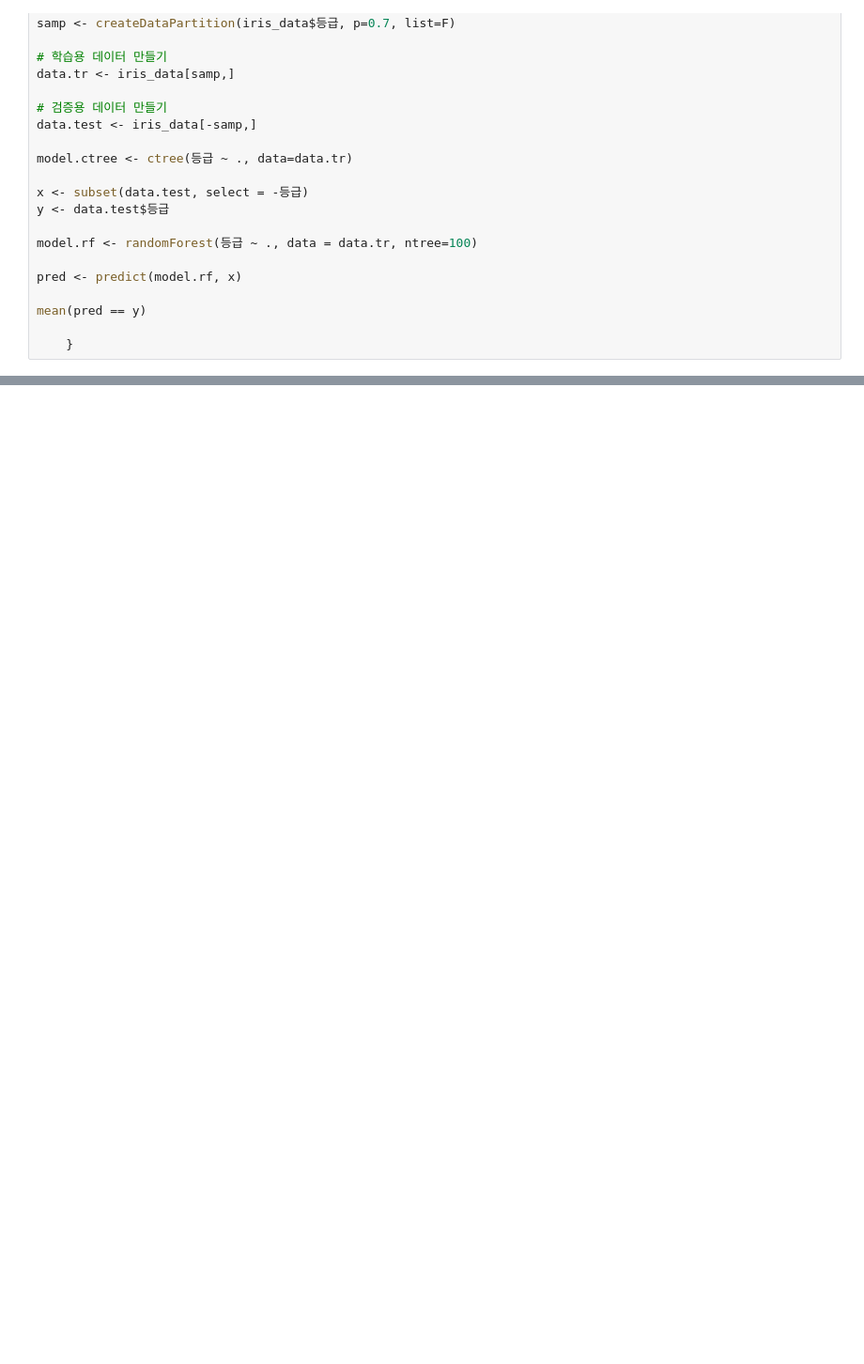
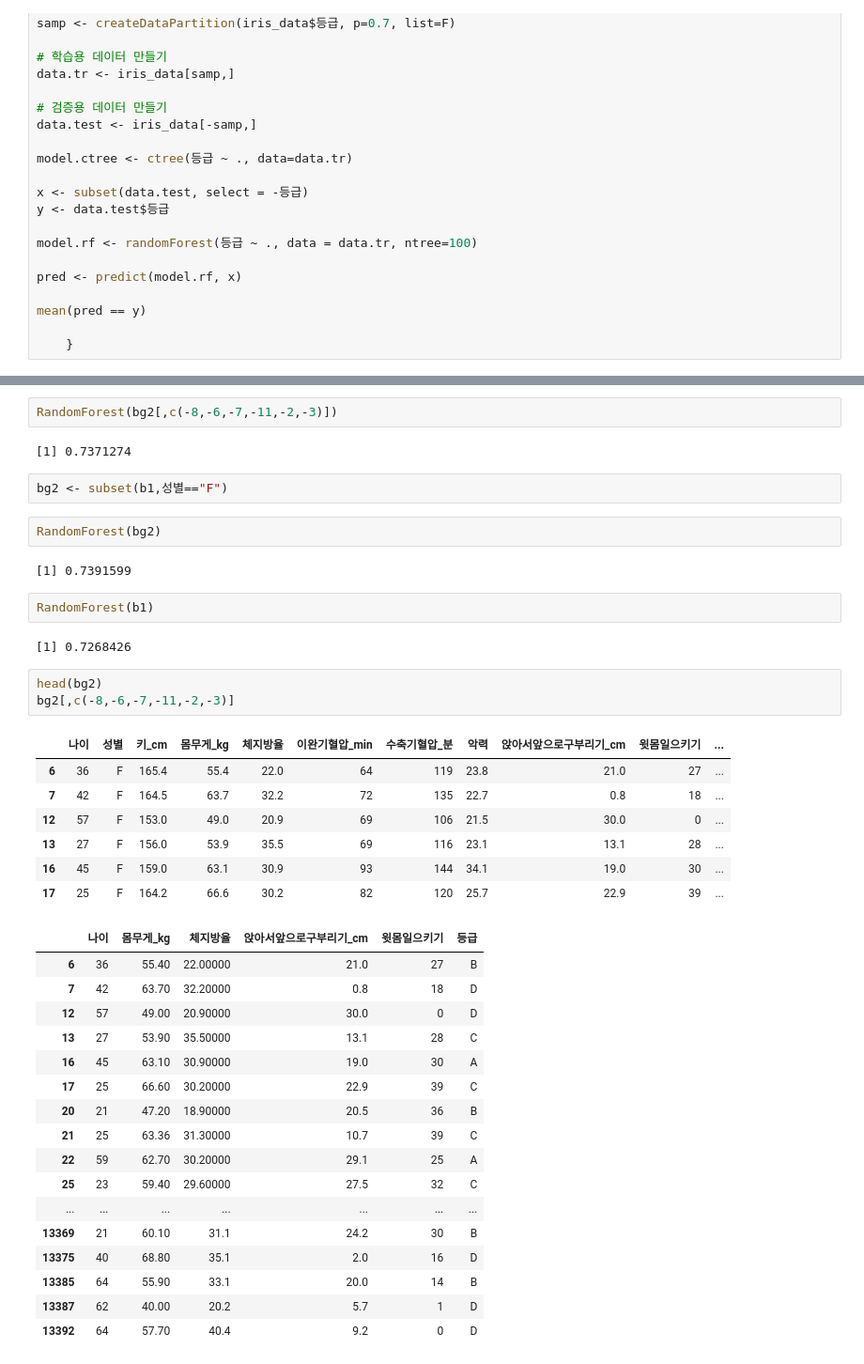
Before and after one commit to yang-gwihyeon/R_yang, a Jupyter notebook: 바디.ipynb, the cells around one changed output, grey strips where cells are left out. Shown at 94% size. Cells and saved outputs as stored; diff of their text form; blank space fills up the shorter version.

```diff
--- a/바디.ipynb
+++ b/바디.ipynb
@@ -356,0 +578,42 @@ RandomForest(Mb2)
+# %%
+RandomForest(bg2[,c(-8,-6,-7,-11,-2,-3)])
+# %% [output]
+[1] 0.7371274
+# %%
+bg2 <- subset(b1,성별=="F")
+# %%
+RandomForest(bg2)
+# %% [output]
+[1] 0.7391599
+# %%
+RandomForest(b1)
+# %% [output]
+[1] 0.7268426
+# %%
+head(bg2)
+bg2[,c(-8,-6,-7,-11,-2,-3)]
+# %% [output]
+|  | 나이 | 성별 | 키_cm | 몸무게_kg | 체지방율 | 이완기혈압_min | 수축기혈압_분 | 악력 | 앉아서앞으로구부리기_cm | 윗몸일으키기 | ... |
+| 6 | 36 | F | 165.4 | 55.4 | 22.0 | 64 | 119 | 23.8 | 21.0 | 27 | ... |
+| 7 | 42 | F | 164.5 | 63.7 | 32.2 | 72 | 135 | 22.7 | 0.8 | 18 | ... |
+| 12 | 57 | F | 153.0 | 49.0 | 20.9 | 69 | 106 | 21.5 | 30.0 | 0 | ... |
+| 13 | 27 | F | 156.0 | 53.9 | 35.5 | 69 | 116 | 23.1 | 13.1 | 28 | ... |
+| 16 | 45 | F | 159.0 | 63.1 | 30.9 | 93 | 144 | 34.1 | 19.0 | 30 | ... |
+| 17 | 25 | F | 164.2 | 66.6 | 30.2 | 82 | 120 | 25.7 | 22.9 | 39 | ... |
+|  | 나이 | 몸무게_kg | 체지방율 | 앉아서앞으로구부리기_cm | 윗몸일으키기 | 등급 |
+| 6 | 36 | 55.40 | 22.00000 | 21.0 | 27 | B |
+| 7 | 42 | 63.70 | 32.20000 | 0.8 | 18 | D |
+| 12 | 57 | 49.00 | 20.90000 | 30.0 | 0 | D |
+| 13 | 27 | 53.90 | 35.50000 | 13.1 | 28 | C |
+| 16 | 45 | 63.10 | 30.90000 | 19.0 | 30 | A |
+| 17 | 25 | 66.60 | 30.20000 | 22.9 | 39 | C |
+| 20 | 21 | 47.20 | 18.90000 | 20.5 | 36 | B |
+| 21 | 25 | 63.36 | 31.30000 | 10.7 | 39 | C |
+| 22 | 59 | 62.70 | 30.20000 | 29.1 | 25 | A |
+| 25 | 23 | 59.40 | 29.60000 | 27.5 | 32 | C |
+| ... | ... | ... | ... | ... | ... | ... |
+| 13369 | 21 | 60.10 | 31.1 | 24.2 | 30 | B |
+| 13375 | 40 | 68.80 | 35.1 | 2.0 | 16 | D |
+| 13385 | 64 | 55.90 | 33.1 | 20.0 | 14 | B |
+| 13387 | 62 | 40.00 | 20.2 | 5.7 | 1 | D |
+| 13392 | 64 | 57.70 | 40.4 | 9.2 | 0 | D |
```
Also changed, not shown: parts of 72 cells of this notebook, 14 other files.
